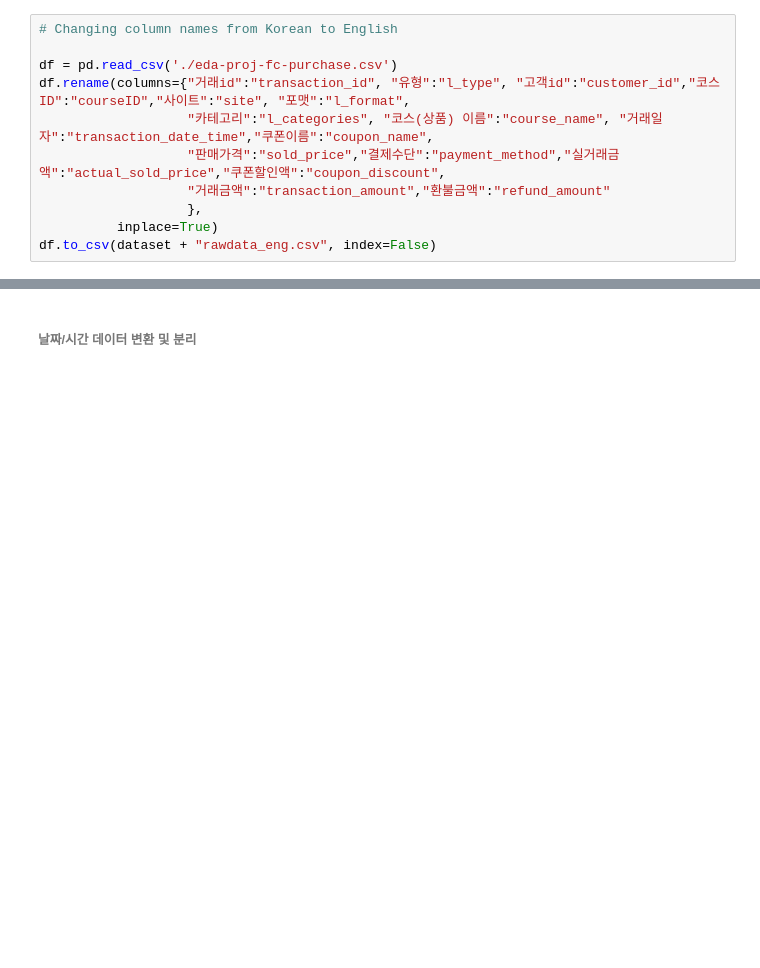
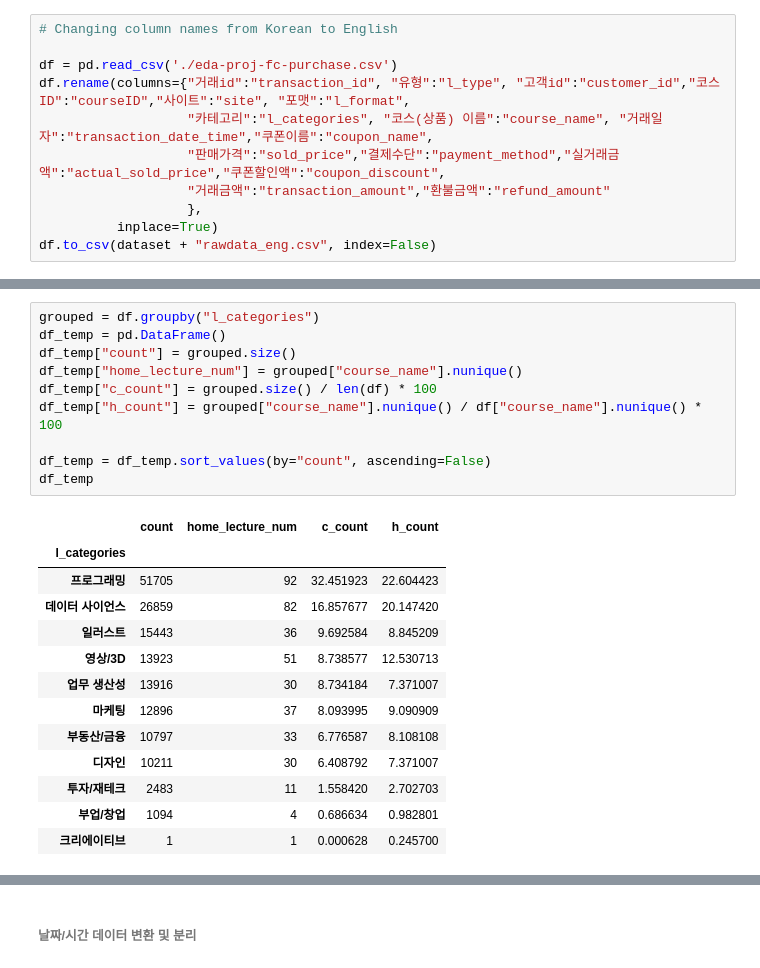
Before and after one commit to jasonheesanglee/YEAR_DREAM, a Jupyter notebook: FC_PJT/FC_PJT2.ipynb, the cells around one changed output, grey strips where cells are left out. Cells and saved outputs as stored; diff of their text form; blank space fills up the shorter version.

```diff
--- a/FC_PJT/FC_PJT2.ipynb
+++ b/FC_PJT/FC_PJT2.ipynb
@@ -247,0 +227,24 @@ df_temp
+# %%
+grouped = df.groupby("l_categories")
+df_temp = pd.DataFrame()
+df_temp["count"] = grouped.size()
+df_temp["home_lecture_num"] = grouped["course_name"].nunique()
+df_temp["c_count"] = grouped.size() / len(df) * 100
+df_temp["h_count"] = grouped["course_name"].nunique() / df["course_name"].nunique() * 100
+
+df_temp = df_temp.sort_values(by="count", ascending=False)
+df_temp
+# %% [output]
+|  | count | home_lecture_num | c_count | h_count |
+| l_categories |  |  |  |  |
+| 프로그래밍 | 51705 | 92 | 32.451923 | 22.604423 |
+| 데이터 사이언스 | 26859 | 82 | 16.857677 | 20.147420 |
+| 일러스트 | 15443 | 36 | 9.692584 | 8.845209 |
+| 영상/3D | 13923 | 51 | 8.738577 | 12.530713 |
+| 업무 생산성 | 13916 | 30 | 8.734184 | 7.371007 |
+| 마케팅 | 12896 | 37 | 8.093995 | 9.090909 |
+| 부동산/금융 | 10797 | 33 | 6.776587 | 8.108108 |
+| 디자인 | 10211 | 30 | 6.408792 | 7.371007 |
+| 투자/재테크 | 2483 | 11 | 1.558420 | 2.702703 |
+| 부업/창업 | 1094 | 4 | 0.686634 | 0.982801 |
+| 크리에이티브 | 1 | 1 | 0.000628 | 0.245700 |
```
Also changed, not shown: parts of 7 cells of this notebook.
